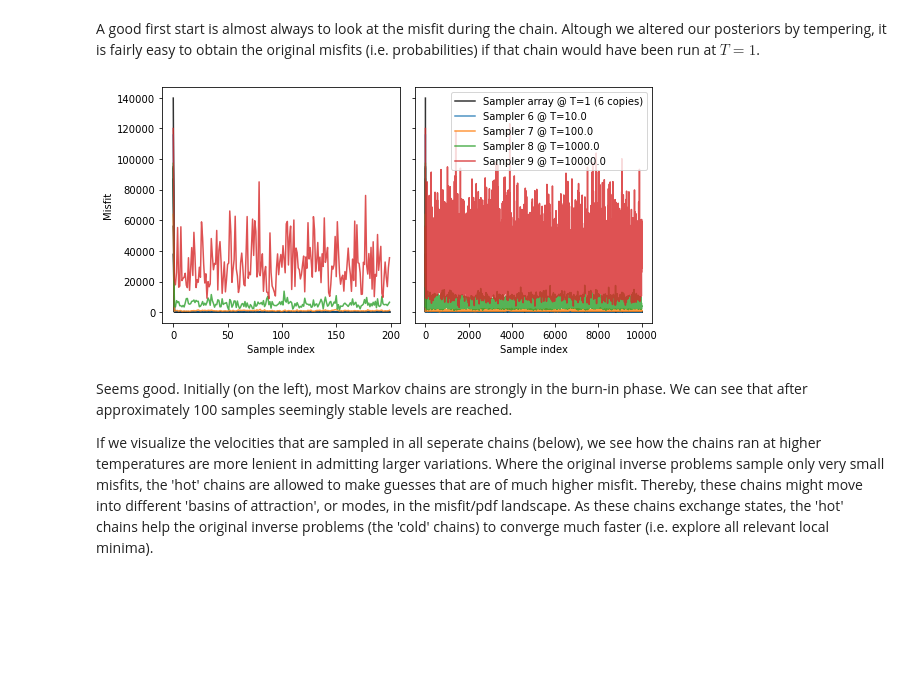
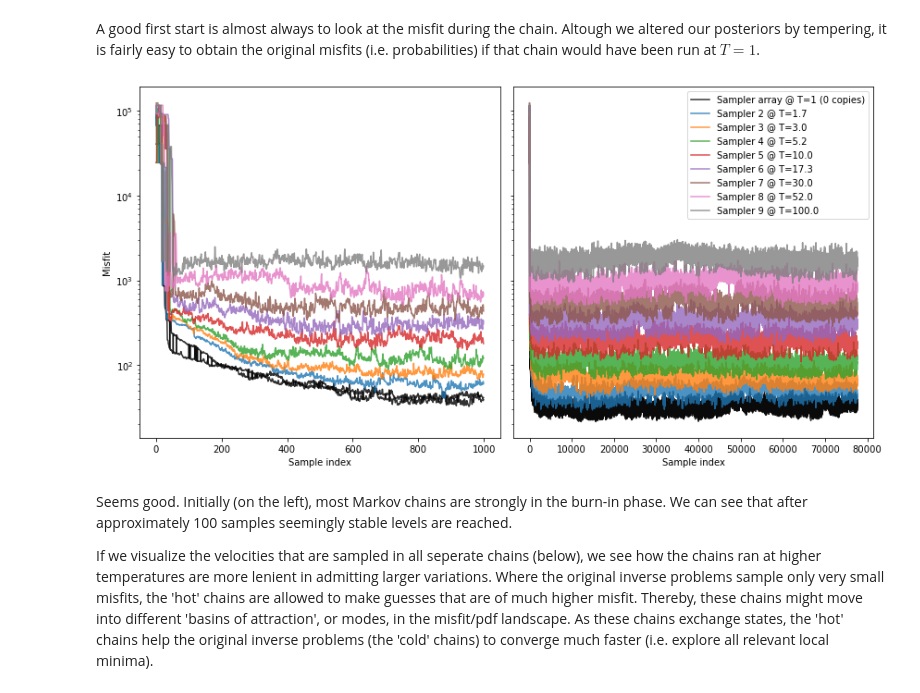
Before and after one commit to larsgeb/hmclab, a Jupyter notebook: notebooks/examples/Locating quakes.ipynb, the cells around one changed output. Saved outputs shown, nothing was run; the diff lists cells and outputs as text; code cells hidden in the pictures; blank space fills up the shorter version.

```diff
--- a/notebooks/examples/Locating quakes.ipynb
+++ b/notebooks/examples/Locating quakes.ipynb
@@ -185,12 +278,17 @@ _ = ax2.legend()
 # %% [markdown]
 We have pre-processed all the data in the `data/` folder. The notebook in that folder contains the pre-processing steps.
 # %%
-data_array = numpy.load("locatingquakes/data/data_array.npy")
-uncertainty_array = numpy.load("locatingquakes/data/uncertainty_array.npy")
-snr_array = numpy.load("locatingquakes/data/snr_array.npy")
+events_to_use = [1, 3, 4, 5, 6, 8, 10]
+
+data_array = numpy.load("locatingquakes/data/data_array.npy")[:, events_to_use]
+uncertainty_array = numpy.load("locatingquakes/data/uncertainty_array.npy")[
+    :, events_to_use
+]
+snr_array = numpy.load("locatingquakes/data/snr_array.npy")[:, events_to_use]
 event_descriptions = [
     file.split(".")[0] for file in list(numpy.load("locatingquakes/data/csv_files.npy"))
 ]
+event_descriptions = list(numpy.array(event_descriptions)[events_to_use])
 
 n_events = data_array.shape[1]
 # %% [markdown]
@@ -322,7 +421,11 @@ source_pos_time_prior = hmclab.Distributions.Uniform(
 )
 
 # V: Uniform between 10/s <-> 10'000 m/s
-vel_prior = hmclab.Distributions.Uniform([10], [10000])
+# vel_prior = hmclab.Distributions.Uniform([10], [7])
+
+vel_prior = hmclab.Distributions.Uniform([numpy.log10(343)], [numpy.log10(7000)])
+
+vel_prior = hmclab.Distributions.TransformToLogSpace(vel_prior)
 
 # Combine all priors
 # One could give a different location prior to each event,
@@ -344,6 +447,19 @@ temperatures = numpy.concatenate(
         numpy.logspace(0, 4, algorithm_replicas - int(algorithm_replicas / 2)),
     )
 )
+sqr3 = 3**0.5
+temperatures = [
+    1.0,
+    1.0,
+    sqr3,
+    3.0,
+    3.0 * sqr3,
+    10.0,
+    10.0 * sqr3,
+    30.0,
+    30.0 * sqr3,
+    100.0,
+]
 
 for i in range(algorithm_replicas):
 
@@ -479,20 +603,23 @@ Additionally, we tell the controller to exchange samples after 5 HMC proposals.
 parallel_controller = hmclab.Samplers.ParallelSampleSMP()
 
 samplers = [hmclab.Samplers.HMC() for i in range(algorithm_replicas)]
-filenames = [f"locatingquakes/samples/samples_grimsvotn_{i}.h5" for i in range(algorithm_replicas)]
+filenames = [
+    f"locatingquakes/samples/samples_grimsvotn_{i}.h5"
+    for i in range(algorithm_replicas)
+]
 
 # parallel_controller.sample(
 #     samplers,
 #     filenames,
 #     posteriors,
-#     overwrite_existing_files=False,
+#     overwrite_existing_files=True,
 #     exchange=True,
-#     exchange_interval=5,
-#     proposals=int(1e6),
+#     exchange_interval=10,
+#     proposals=int(1e7),
 #     kwargs={
 #         "autotuning": True,
 #         "mass_matrix": mass,
-#         "online_thinning": 100,
+#         "online_thinning": 5,
 #         "target_acceptance_rate": 0.4,
 #         "amount_of_steps": 15,
 #     },
@@ -512,35 +643,35 @@ ax2 = plt.subplot(122, sharey=ax1)
 
 for i in range(algorithm_replicas):
 
     # Load ALL sample misfits
     with hmclab.Samples(filenames[i]) as samples:
         samples_misfits = samples.misfits
 
     # Set labels and colours
     label = f"Sampler {i} @ T={temperatures[i]:.1f}"
     c = None
     if temperatures[i] == 1:
         c = "k"
         if i == 0:
             label = f"Sampler array @ T=1 ({numpy.sum(temperatures==1)} copies)"
         else:
             label = None
 
     # Correct the misfit for temperature
     misfits_corrected = samples_misfits * temperatures[i]
 
-    ax1.plot(misfits_corrected[:200], alpha=0.8, label=label, c=c)
+    ax1.semilogy(misfits_corrected[:1000], alpha=0.8, label=label, c=c)
     ax2.plot(misfits_corrected, alpha=0.8, label=label, c=c)
     ax1.set_xlabel("Sample index")
     ax2.set_xlabel("Sample index")
     ax1.set_ylabel("Misfit")
     plt.tick_params("y", labelleft=False)
     plt.tight_layout()
 
 plt.legend()
 plt.show()
 # %% [output]
-[figure, old version]
+[figure, new version]
 # %% [markdown]
 Seems good. Initially (on the left), most Markov chains are strongly in the burn-in phase. We can see that after approximately 100 samples seemingly stable levels are reached.
 
```
Also changed, not shown: parts of 25 cells of this notebook.
